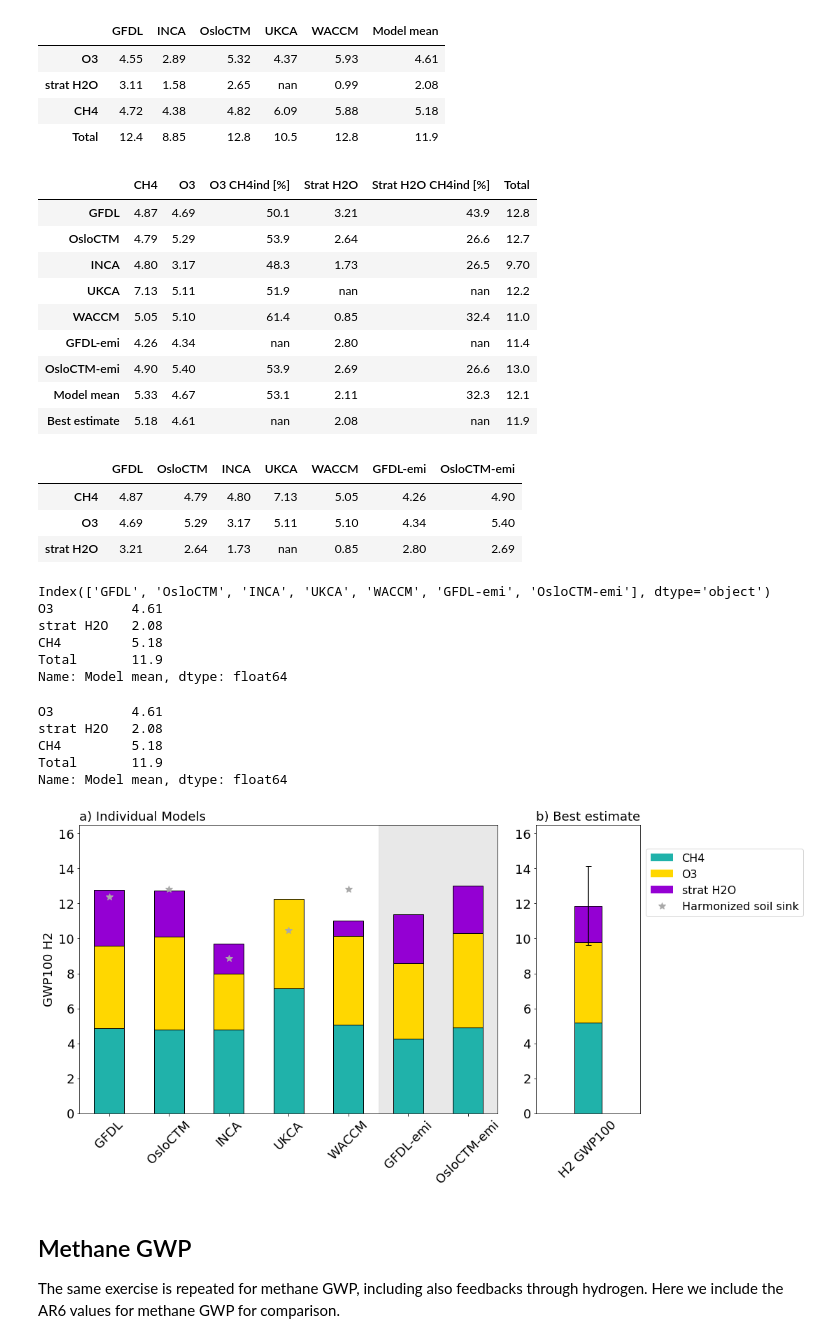
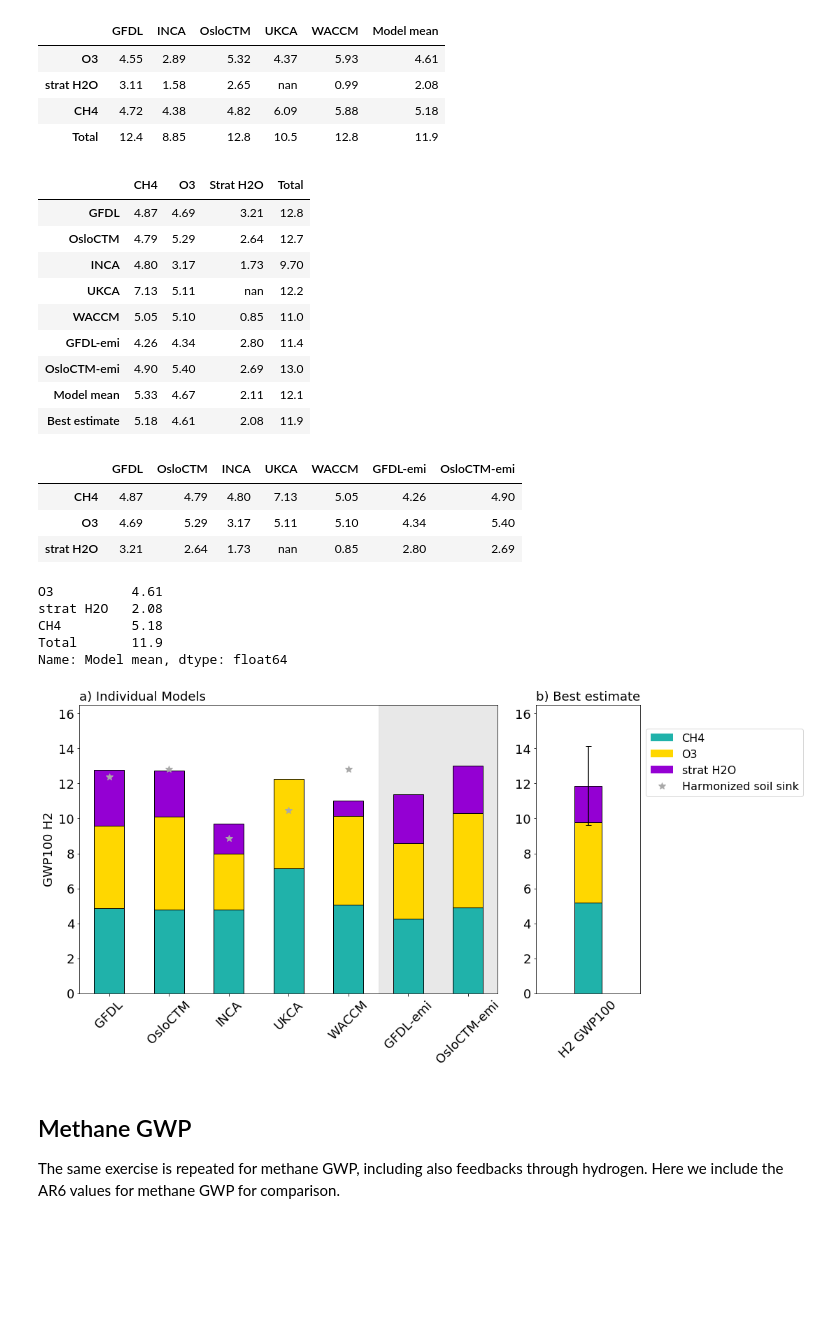
Before and after one commit to ciceroOslo/Hydrogen_GWP, a Jupyter notebook: GWP_figures.ipynb, the cells around one changed output. Drawn from its saved outputs; the diff is of its cells as text; code cells hidden in the pictures; blank space fills up the shorter version.

```diff
--- a/GWP_figures.ipynb
+++ b/GWP_figures.ipynb
@@ -148,38 +148,39 @@ df_table_gwp_best_estimate
 # %%
 #GWP table to manuscript:
 #Reread:
 df_table_gwp_model_mean = df_table_gwp.fillna(0.0)
 
-df_gwp_table_to_manuscript = pd.DataFrame(columns=['CH4','O3','O3 CH4ind [%]','Strat H2O','Strat H2O CH4ind [%]'], index=sorted_array)
+#df_gwp_table_to_manuscript = pd.DataFrame(columns=['CH4','O3','O3 CH4ind [%]','Strat H2O','Strat H2O CH4ind [%]'], index=sorted_array)
+df_gwp_table_to_manuscript = pd.DataFrame(columns=['CH4','O3','Strat H2O'], index=sorted_array)
 df_gwp_table_to_manuscript['CH4'] = df_table_gwp_model_mean.loc['CH4dir']+df_table_gwp_model_mean.loc['CH4indir']
 df_gwp_table_to_manuscript['O3'] = df_table_gwp_model_mean.loc['O3 CH4ind']+df_table_gwp_model_mean.loc['O3']
 df_gwp_table_to_manuscript['Strat H2O'] = df_table_gwp_model_mean.loc['strat H2O']+df_table_gwp_model_mean.loc['strat H2O CH4ind']
-df_gwp_table_to_manuscript['O3 CH4ind [%]'] = df_table_gwp_model_mean.loc['O3 CH4ind']/df_gwp_table_to_manuscript['O3']*100.0
-df_gwp_table_to_manuscript['Strat H2O CH4ind [%]'] = df_table_gwp_model_mean.loc['strat H2O CH4ind']/df_gwp_table_to_manuscript['Strat H2O']*100.0
+#df_gwp_table_to_manuscript['O3 CH4ind [%]'] = df_table_gwp_model_mean.loc['O3 CH4ind']/df_gwp_table_to_manuscript['O3']*100.0
+#df_gwp_table_to_manuscript['Strat H2O CH4ind [%]'] = df_table_gwp_model_mean.loc['strat H2O CH4ind']/df_gwp_table_to_manuscript['Strat H2O']*100.0
 
 
 df_gwp_table_to_manuscript.replace(0,np.nan, inplace=True)
 
 
 df_gwp_table_to_manuscript.loc['Model mean'] = df_gwp_table_to_manuscript.drop(['GFDL-emi','OsloCTM-emi']).mean()
 
 df_gwp_table_to_manuscript.loc['Best estimate'] = df_gwp_table_to_manuscript.loc['Model mean']*np.nan
 df_gwp_table_to_manuscript['CH4'].loc['Best estimate'] =df_table_gwp_best_estimate['Model mean'].loc['CH4']
 df_gwp_table_to_manuscript['O3'].loc['Best estimate'] =df_table_gwp_best_estimate['Model mean'].loc['O3']
 df_gwp_table_to_manuscript['Strat H2O'].loc['Best estimate'] =df_table_gwp_best_estimate['Model mean'].loc['strat H2O']
 df_gwp_table_to_manuscript['Total'] = df_gwp_table_to_manuscript[['CH4','O3','Strat H2O']].sum(axis=1)
 df_gwp_table_to_manuscript
 # %% [output]
-|  | CH4 | O3 | O3 CH4ind [%] | Strat H2O | Strat H2O CH4ind [%] | Total |
-| GFDL | 4.87 | 4.69 | 50.1 | 3.21 | 43.9 | 12.8 |
-| OsloCTM | 4.79 | 5.29 | 53.9 | 2.64 | 26.6 | 12.7 |
-| INCA | 4.80 | 3.17 | 48.3 | 1.73 | 26.5 | 9.70 |
-| UKCA | 7.13 | 5.11 | 51.9 | nan | nan | 12.2 |
-| WACCM | 5.05 | 5.10 | 61.4 | 0.85 | 32.4 | 11.0 |
-| GFDL-emi | 4.26 | 4.34 | nan | 2.80 | nan | 11.4 |
-| OsloCTM-emi | 4.90 | 5.40 | 53.9 | 2.69 | 26.6 | 13.0 |
-| Model mean | 5.33 | 4.67 | 53.1 | 2.11 | 32.3 | 12.1 |
-| Best estimate | 5.18 | 4.61 | nan | 2.08 | nan | 11.9 |
+|  | CH4 | O3 | Strat H2O | Total |
+| GFDL | 4.87 | 4.69 | 3.21 | 12.8 |
+| OsloCTM | 4.79 | 5.29 | 2.64 | 12.7 |
+| INCA | 4.80 | 3.17 | 1.73 | 9.70 |
+| UKCA | 7.13 | 5.11 | nan | 12.2 |
+| WACCM | 5.05 | 5.10 | 0.85 | 11.0 |
+| GFDL-emi | 4.26 | 4.34 | 2.80 | 11.4 |
+| OsloCTM-emi | 4.90 | 5.40 | 2.69 | 13.0 |
+| Model mean | 5.33 | 4.67 | 2.11 | 12.1 |
+| Best estimate | 5.18 | 4.61 | 2.08 | 11.9 |
 # %%
 df_table_gwp_simple=df_table_gwp_simple.sort_index()
 df_table_gwp_simple
@@ -201,7 +202,7 @@ df_table_gwp_simple.T.plot.bar(stacked=True,
                         ax=axs,
                         legend = False)
 
-print(df_table_gwp_simple.columns)
+#print(df_table_gwp_simple.columns)
 
 for m,model in enumerate(df_table_gwp_simple.drop(['GFDL-emi', 'OsloCTM-emi'],axis=1).columns):
 
@@ -276,19 +277,13 @@ plt.xticks(rotation = 45)
 plt.tight_layout()
 plt.savefig('output/Hydrogen_GWP.png', transparent=True)
 
-df_table_gwp_best_estimate['Model mean']
+#df_table_gwp_best_estimate['Model mean']
 # %% [output]
-Index(['GFDL', 'OsloCTM', 'INCA', 'UKCA', 'WACCM', 'GFDL-emi', 'OsloCTM-emi'], dtype='object')
 O3          4.61
 strat H2O   2.08
 CH4         5.18
 Total       11.9
 Name: Model mean, dtype: float64
-O3          4.61
-strat H2O   2.08
-CH4         5.18
-Total       11.9
-Name: Model mean, dtype: float64
 [figure]
 # %% [markdown]
 ## Methane GWP
```
Also changed, not shown: 2 other files.
